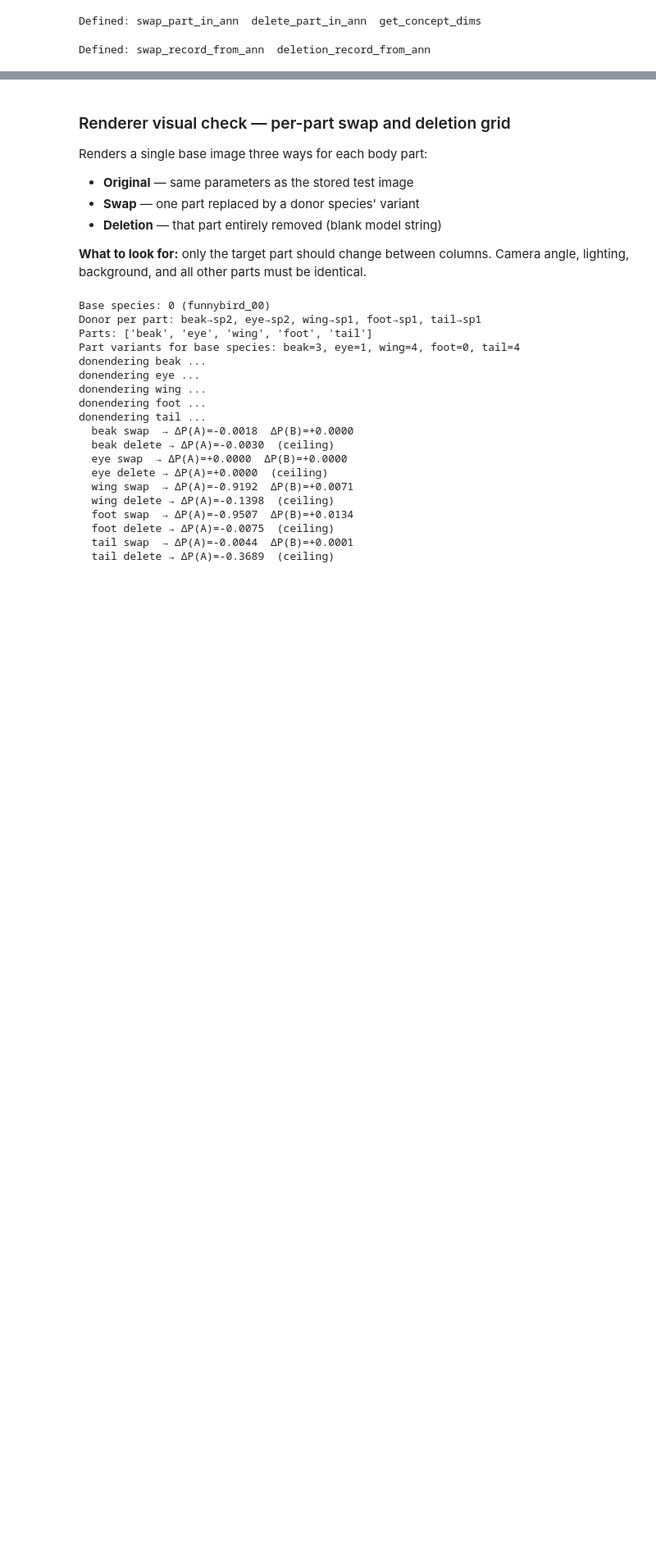
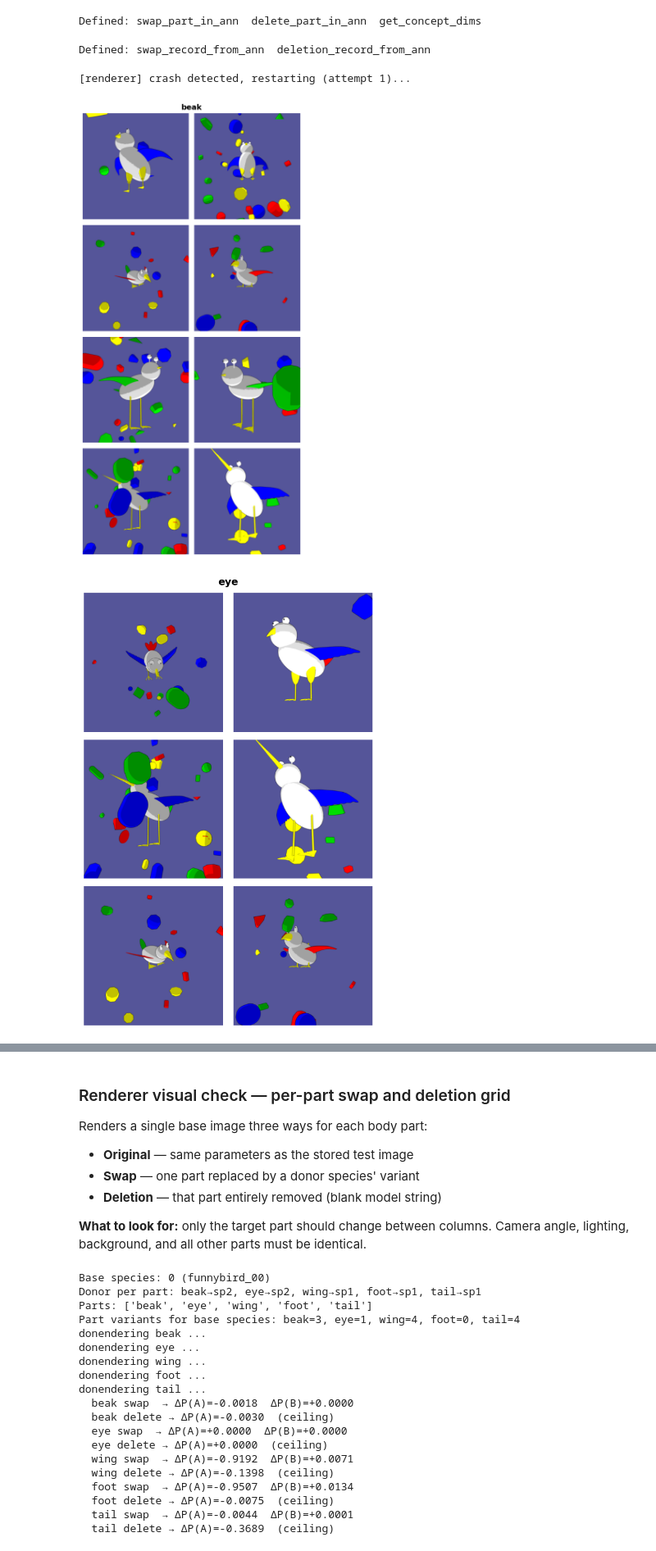
Before and after one commit to chinmayi-r/CBM-Concept-Backwash, a Jupyter notebook: funnybird_notebooks/fb_cbm_renderer_swap_v2.ipynb, the cells around one changed output, grey strips where cells are left out. Shown at 82% size. Saved outputs shown, nothing was run; the diff lists cells and outputs as text; code cells hidden in the pictures; blank space fills up the shorter version.

```diff
--- a/funnybird_notebooks/fb_cbm_renderer_swap_v2.ipynb
+++ b/funnybird_notebooks/fb_cbm_renderer_swap_v2.ipynb
@@ -811,3 +811,55 @@ def deletion_record_from_ann(
 print('Defined: swap_record_from_ann  deletion_record_from_ann')
 # %% [output]
 Defined: swap_record_from_ann  deletion_record_from_ann
+# %%
+# ── Tuneable: bump to swap out occluded images ────────────────────────────────
+# SAMPLE_OFFSET['tail'][3] = 2  →  skip first 2 images for tail variant 3
+SAMPLE_OFFSET = {
+    # 'beak': {1: 1},
+}
+
+def _variant_sample(part, variant, offset):
+    candidates = [
+        (sid, local_idx)
+        for sid in range(N_SPECIES)
+        if species_variant_idx[sid][part] == variant
+        for local_idx in test_idx_by_species[sid][:MAX_IMGS_PER_SPECIES]
+    ]
+    if not candidates:
+        return None
+    sid, local_idx = candidates[offset % len(candidates)]
+    return test_anns[local_idx]
+
+N_COLS = 2
+
+for part in PARTS:
+    variants = sorted({species_variant_idx[sid][part] for sid in range(N_SPECIES)})
+    part_offsets = SAMPLE_OFFSET.get(part, {})
+
+    fig, axes = plt.subplots(len(variants), N_COLS,
+                             figsize=(N_COLS * 3, len(variants) * 3),
+                             squeeze=False)
+    fig.suptitle(f'{part}', fontsize=14, fontweight='bold')
+
+    for row, v in enumerate(variants):
+        base_offset = part_offsets.get(v, 0)
+        for col in range(N_COLS):
+            ann = _variant_sample(part, v, base_offset + col)
+            ax = axes[row][col]
+            if ann is None:
+                ax.axis('off')
+                continue
+            ax.imshow(render_ann(ann))
+            ax.axis('off')
+            if col == 0:
+                ax.set_ylabel(f'variant {v}', fontsize=9)
+                ax.yaxis.set_visible(True)
+                ax.tick_params(left=False, labelleft=True)
+
+    plt.tight_layout()
+    plt.savefig(f'part_grid_{part}.png', dpi=120, bbox_inches='tight')
+    plt.show()
+# %% [output]
+[renderer] crash detected, restarting (attempt 1)...
+[figure, added]
+[figure, added]
```
Also changed, not shown: parts of 17 cells of this notebook.
